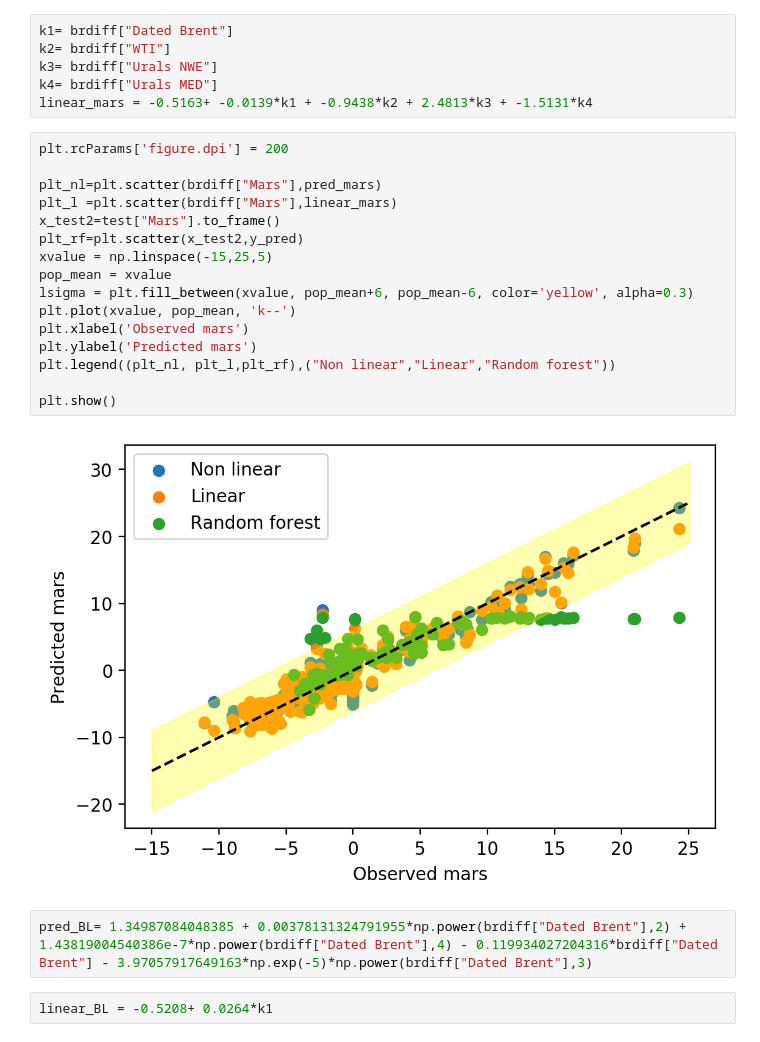
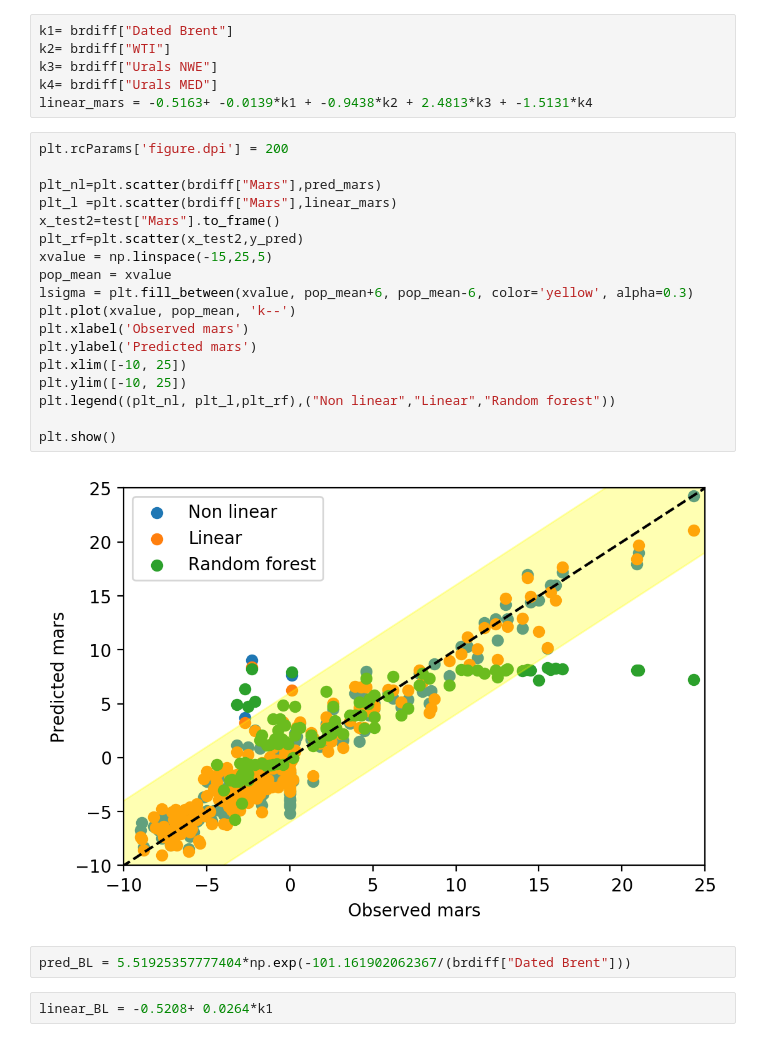
Before and after one commit to kaibawong/differential, a Jupyter notebook: random forest test.ipynb, the cells around one changed output. Drawn from its saved outputs; the diff is of its cells as text.

```diff
--- a/random forest test.ipynb
+++ b/random forest test.ipynb
@@ -106,22 +106,24 @@ linear_mars = -0.5163+ -0.0139*k1 + -0.9438*k2 + 2.4813*k3 + -1.5131*k4
 # %%
 plt.rcParams['figure.dpi'] = 200
 
 plt_nl=plt.scatter(brdiff["Mars"],pred_mars)
 plt_l =plt.scatter(brdiff["Mars"],linear_mars)
 x_test2=test["Mars"].to_frame()
 plt_rf=plt.scatter(x_test2,y_pred)
 xvalue = np.linspace(-15,25,5)
 pop_mean = xvalue
 lsigma = plt.fill_between(xvalue, pop_mean+6, pop_mean-6, color='yellow', alpha=0.3)
 plt.plot(xvalue, pop_mean, 'k--')
 plt.xlabel('Observed mars')
 plt.ylabel('Predicted mars')
+plt.xlim([-10, 25])
+plt.ylim([-10, 25])
 plt.legend((plt_nl, plt_l,plt_rf),("Non linear","Linear","Random forest"))
 
 plt.show()
 # %% [output]
-[figure, old version]
+[figure, new version]
-# %%
-pred_BL= 1.34987084048385 + 0.00378131324791955*np.power(brdiff["Dated Brent"],2) + 1.43819004540386e-7*np.power(brdiff["Dated Brent"],4) - 0.119934027204316*brdiff["Dated Brent"] - 3.97057917649163*np.exp(-5)*np.power(brdiff["Dated Brent"],3)
+# %%
+pred_BL = 5.51925357777404*np.exp(-101.161902062367/(brdiff["Dated Brent"]))
 # %%
 linear_BL = -0.5208+ 0.0264*k1
```
Also changed, not shown: parts of 2 cells of this notebook, 5 other files.
